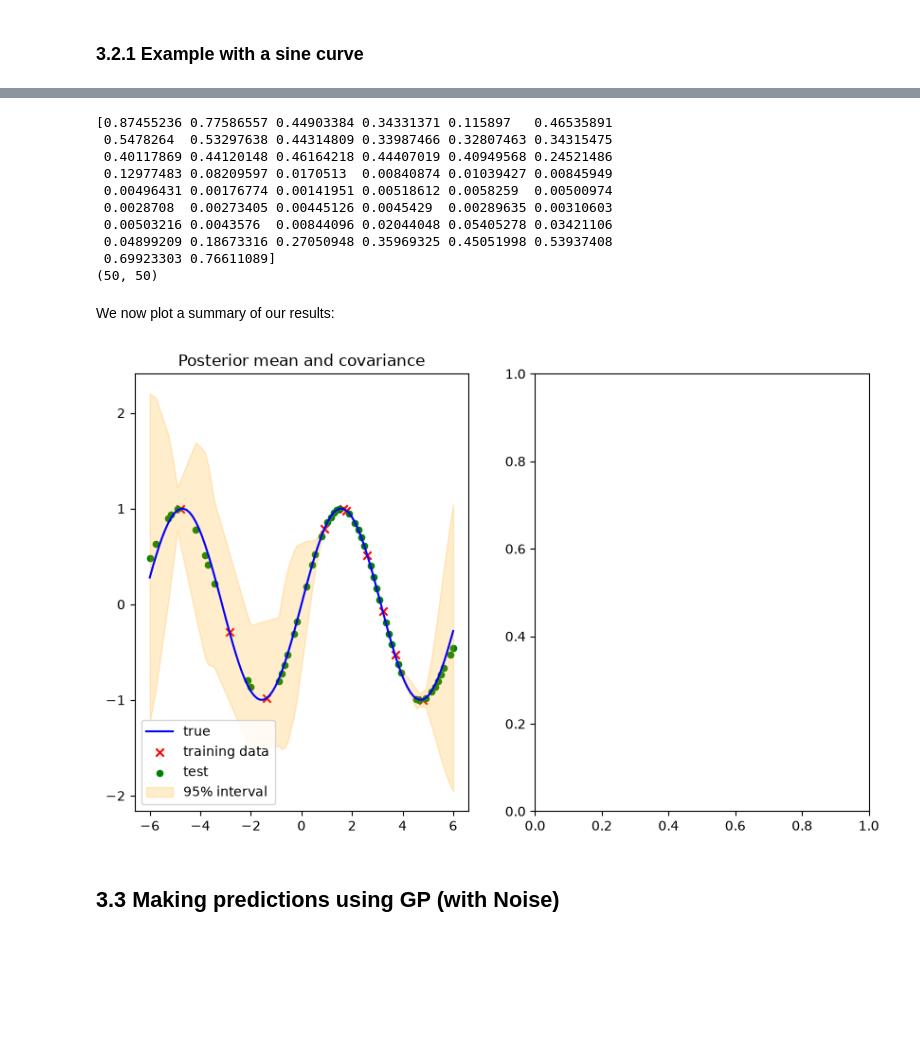
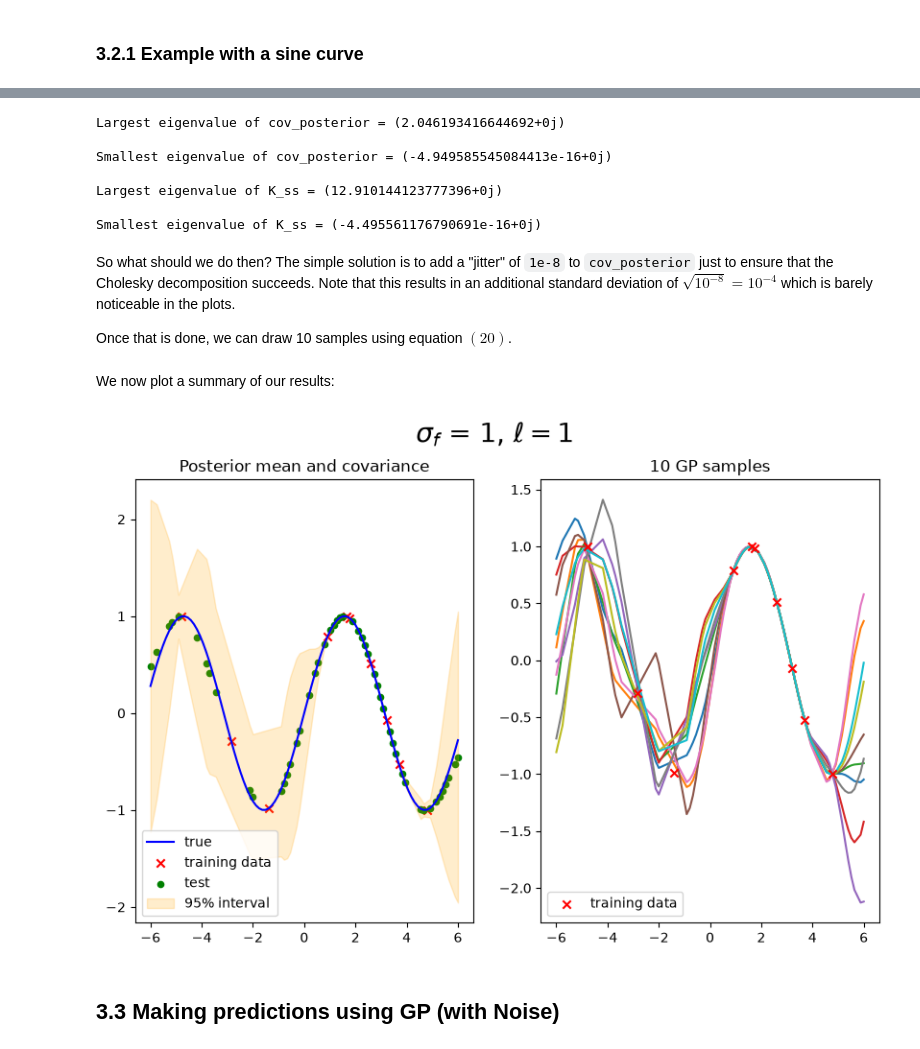
Before and after one commit to nsharm984/Karhunen-Loeve-Expansion-of-Magnetic-Coils, a Jupyter notebook: gaussian-process-NOTES.ipynb, the cells around one changed output, grey strips where cells are left out. Drawn from its saved outputs; the diff is of its cells as text; code cells hidden in the pictures; blank space fills up the shorter version.

```diff
--- a/gaussian-process-NOTES.ipynb
+++ b/gaussian-process-NOTES.ipynb
@@ -427,37 +437,67 @@ std_posterior = np.sqrt(np.diag(cov_posterior))
 # %%
-# Perform sampling of the GP
+# Perform Cholesky decomposition
+# L = np.linalg.cholesky(cov_posterior) # ERROR: Matrix is not positive definite.
+
+eigval_cov_posterior = np.linalg.eigvals(cov_posterior)
+eigval_K_ss = np.linalg.eigvals(K_ss)
+print(f"Largest eigenvalue of cov_posterior = {eigval_cov_posterior.max()}\n")
+print(f"Smallest eigenvalue of cov_posterior = {eigval_cov_posterior.min()}\n")
+print(f"Largest eigenvalue of K_ss = {eigval_K_ss.max()}\n")
+print(f"Smallest eigenvalue of K_ss = {eigval_K_ss.min()}")
 # %% [output]
-[0.87455236 0.77586557 0.44903384 0.34331371 0.115897   0.46535891
- 0.5478264  0.53297638 0.44314809 0.33987466 0.32807463 0.34315475
- 0.40117869 0.44120148 0.46164218 0.44407019 0.40949568 0.24521486
- 0.12977483 0.08209597 0.0170513  0.00840874 0.01039427 0.00845949
- 0.00496431 0.00176774 0.00141951 0.00518612 0.0058259  0.00500974
- 0.0028708  0.00273405 0.00445126 0.0045429  0.00289635 0.00310603
- 0.00503216 0.0043576  0.00844096 0.02044048 0.05405278 0.03421106
- 0.04899209 0.18673316 0.27050948 0.35969325 0.45051998 0.53937408
- 0.69923303 0.76611089]
-(50, 50)
+Largest eigenvalue of cov_posterior = (2.046193416644692+0j)
+
+Smallest eigenvalue of cov_posterior = (-4.949585545084413e-16+0j)
+
+Largest eigenvalue of K_ss = (12.910144123777396+0j)
+
+Smallest eigenvalue of K_ss = (-4.495561176790691e-16+0j)
+# %% [markdown]
+So what should we do then? The simple solution is to add a "jitter" of `1e-8` to `cov_posterior` just to ensure that the Cholesky decomposition succeeds. Note that this results in an additional standard deviation of $\sqrt{10^{-8}} = 10^{-4}$ which is barely noticeable in the plots.
+
+Once that is done, we can draw 10 samples using equation $(20)$.
+# %%
+# Perform Cholesky decomposition (with jitter)
+L = np.linalg.cholesky(cov_posterior + 1e-8 * np.eye(N_test)) # shape (N_test, N_test)
+
+# Draw 10 samples
+num_samples = 10
+Z = rng.standard_normal((N_test, num_samples))
+
+# Need to use mean_posterior[:, None] to get the numpy broadcasting right by converting it into a
+# (50, 1) column vector which is correct since we want to add along each column (each sample).
+# Without it, numpy treats mean_posterior as a (1, 50) row vector and you get a error.
+samples = (mean_posterior[:, None] + np.matmul(L, Z)).T
 # %% [markdown]
 We now plot a summary of our results:
 # %%
 fig5, ax5 = plt.subplots(1, 2, figsize = (10, 6))
 
+fig5.suptitle(r"$\sigma_f$ = " + f"{sigma_f}, " + r"$\ell = $" + f"{l}", fontsize = 20)
+
+# Posterior mean and variance
 ax5[0].plot(x, f, c="blue", label="true")
 ax5[0].scatter(x_train, f_train, marker = "x", c="red", label="training data")
 ax5[0].scatter(x_test, mean_posterior, marker = "o", s=20, c="green", label="test")
 ax5[0].fill_between(
     x_test,
     mean_posterior - 1.96 * std_posterior,
     mean_posterior + 1.96 * std_posterior,
     color="orange", alpha=0.2, label="95% interval",
 )
 ax5[0].set_title("Posterior mean and covariance")
 ax5[0].legend(loc="lower left")
 
+# GP Samples
+for i in range(num_samples):
+    ax5[1].plot(x_test, samples[i,:])
 
+ax5[1].scatter(x_train, f_train, marker = "x", c="red", label="training data", zorder=2)
+ax5[1].set_title("10 GP samples")
+ax5[1].legend(loc="lower left")
 
 plt.show()
 # %% [output]
-[figure, old version]
+[figure, new version]
 # %% [markdown]
 ## 3.3 Making predictions using GP (with Noise)
```
Also changed, not shown: parts of 7 cells of this notebook.
